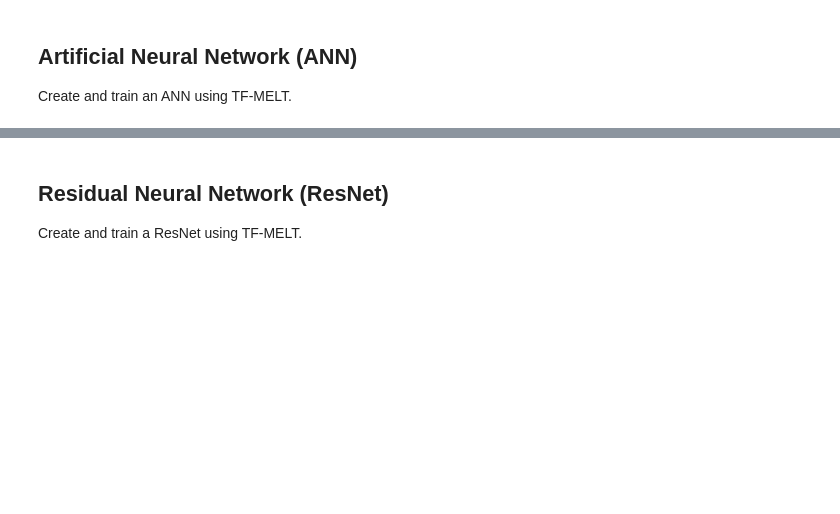
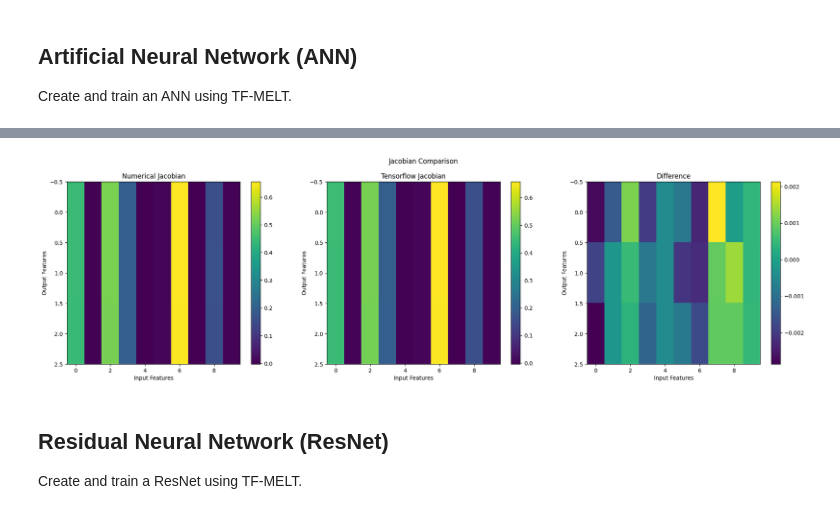
Before and after one commit to NREL/tf-melt, a Jupyter notebook: examples/regression.ipynb, the cells around one changed output, grey strips where cells are left out. Cells and saved outputs as stored; diff of their text form; code cells hidden in the pictures; blank space fills up the shorter version.

```diff
--- a/examples/regression.ipynb
+++ b/examples/regression.ipynb
@@ -246,3 +297,28 @@ plt.show()
+# %%
+# Plot the numerical and tensorflow jacobians
+fig, (ax1, ax2, ax3) = plt.subplots(1, 3, figsize=(24, 6))
+cb1 = ax1.imshow(num_jacobian, aspect="auto")
+ax1.set_title("Numerical Jacobian")
+ax1.set_xlabel("Input Features")
+ax1.set_ylabel("Output Features")
+plt.colorbar(cb1)
+
+cb2 = ax2.imshow(tfmelt_jacobian[0, :, 0, :], aspect="auto")
+ax2.set_title("Tensorflow Jacobian")
+ax2.set_xlabel("Input Features")
+ax2.set_ylabel("Output Features")
+plt.colorbar(cb2)
+
+cb3 = ax3.imshow(num_jacobian - tfmelt_jacobian[0, :, 0, :], aspect="auto")
+ax3.set_title("Difference")
+ax3.set_xlabel("Input Features")
+ax3.set_ylabel("Output Features")
+plt.colorbar(cb3)
+
+fig.suptitle("Jacobian Comparison")
+plt.show()
+# %% [output]
+[figure, added]
 # %% [markdown]
 ## Residual Neural Network (ResNet)
 Create and train a ResNet using TF-MELT.
```
Also changed, not shown: parts of 20 cells of this notebook, 2 other files.
